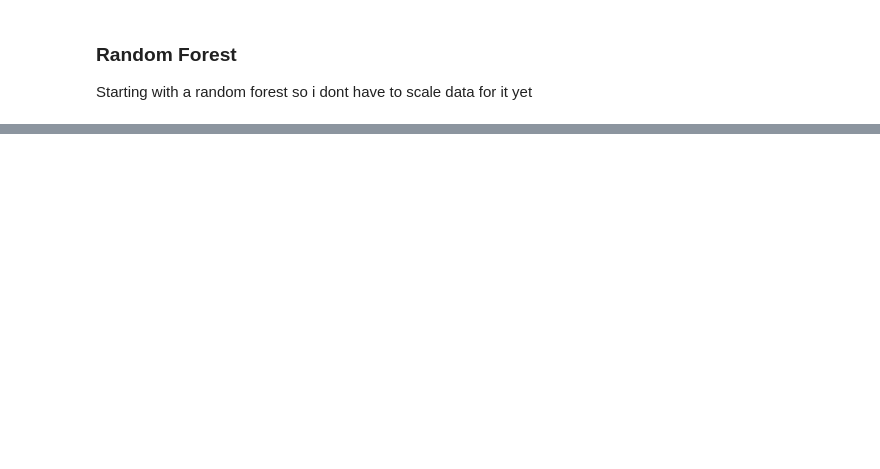
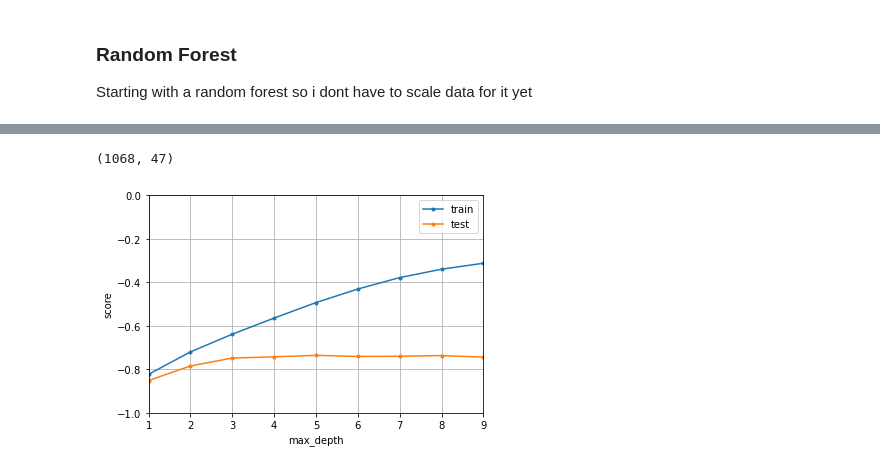
Before and after one commit to nickvandaelen/MMML, a Jupyter notebook: Modelling 1.ipynb, the cells around one changed output, grey strips where cells are left out. Saved outputs shown, nothing was run; the diff lists cells and outputs as text; code cells hidden in the pictures; blank space fills up the shorter version.

```diff
--- a/Modelling 1.ipynb
+++ b/Modelling 1.ipynb
@@ -328,0 +611,43 @@ Name: 2082, dtype: object
+# %%
+MX_train.shape
+# %% [output]
+(1068, 47)
+# %%
+# MODEL IMPLEMENTATION:
+from sklearn.model_selection import cross_validate
+from sklearn.linear_model import LogisticRegression
+
+def evaluate_md(X, y, MD):
+    """ Evaluate a Logistic Regression model with cross-validation on the provided image data.
+    Keyword arguments:
+    X -- the data for training and testing
+    y -- the correct output values
+    MF -- Max_features
+
+    Returns: a dictionary with the mean train and test score, e.g. {"train": 0.9, "test": 0.95}
+    """
+    # Setting solver='lbfgs' and cv=5 even though it's the default, since defaults can change
+    score = cross_validate(make_pipeline(preprocessor, RandomForestRegressor(n_estimators=200,
+                                   max_depth=MD,
+                                   max_features=0.14,
+                                   random_state=123)), X, y, return_train_score= True, cv=5, scoring = 'neg_mean_absolute_error', n_jobs=-1)
+    res = {'train': np.mean(score['train_score']),
+           'test': np.mean(score['test_score'])}
+    print(res)
+    return res
+
+def plot_curve_md(X,y,train_size):
+    """ Plots the train and test accuracy of logistic regression on a
+    subsample of the given data for different amounts of features.
+    X -- the data for training and testing
+    y -- the correct labels
+    train_size -- the proportion of the data used for training and testing, between 0.0 and 1.0.
+
+    Returns: a plot as described above, with max_features on the x-axis and accuracy on
+    the y-axis.
+    """
+    Xs, _, ys, _ = train_test_split(X,y, stratify=y, train_size=train_size, random_state=123)
+    plot_live(Xs, ys, evaluate_md, 'max_depth', np.arange(1, 10, 1), scale='linear', ylim=(-1,0))
+plot_curve_md(MX,My,0.25)
+# %% [output]
+[figure, added]
```
Also changed, not shown: parts of 54 cells of this notebook, 6 other files.
